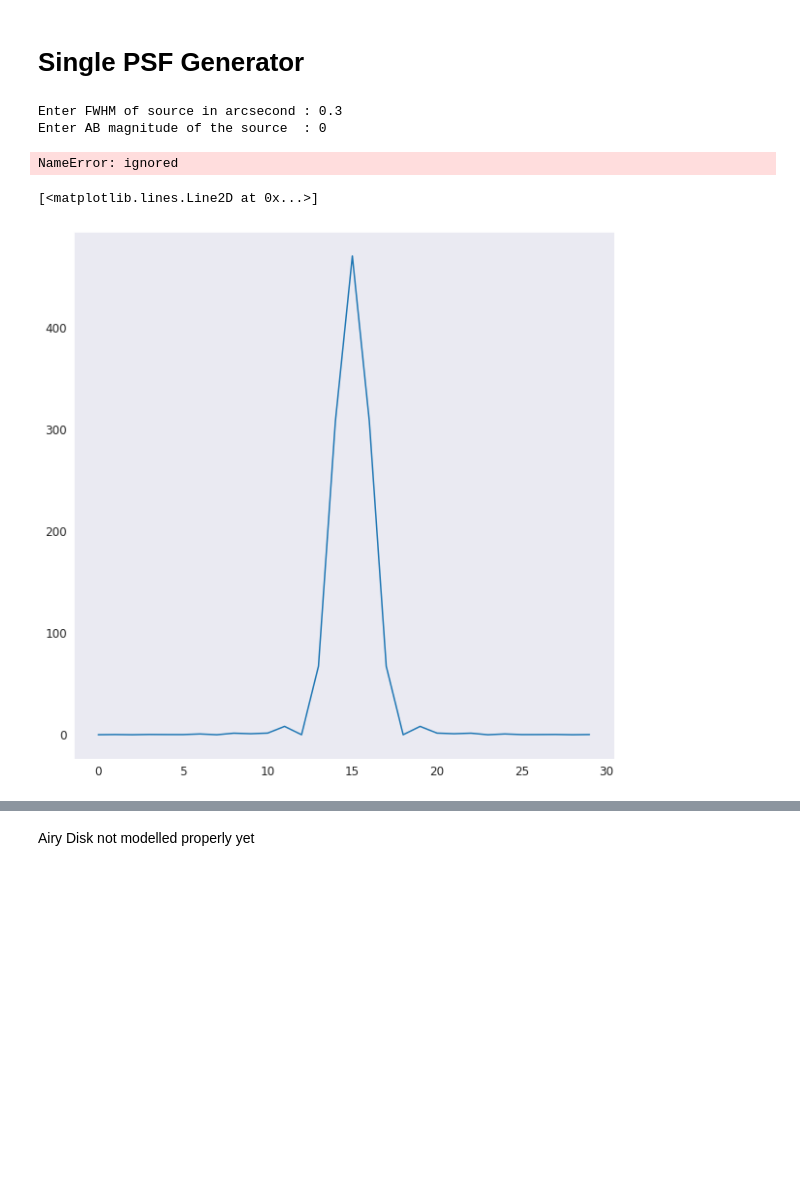
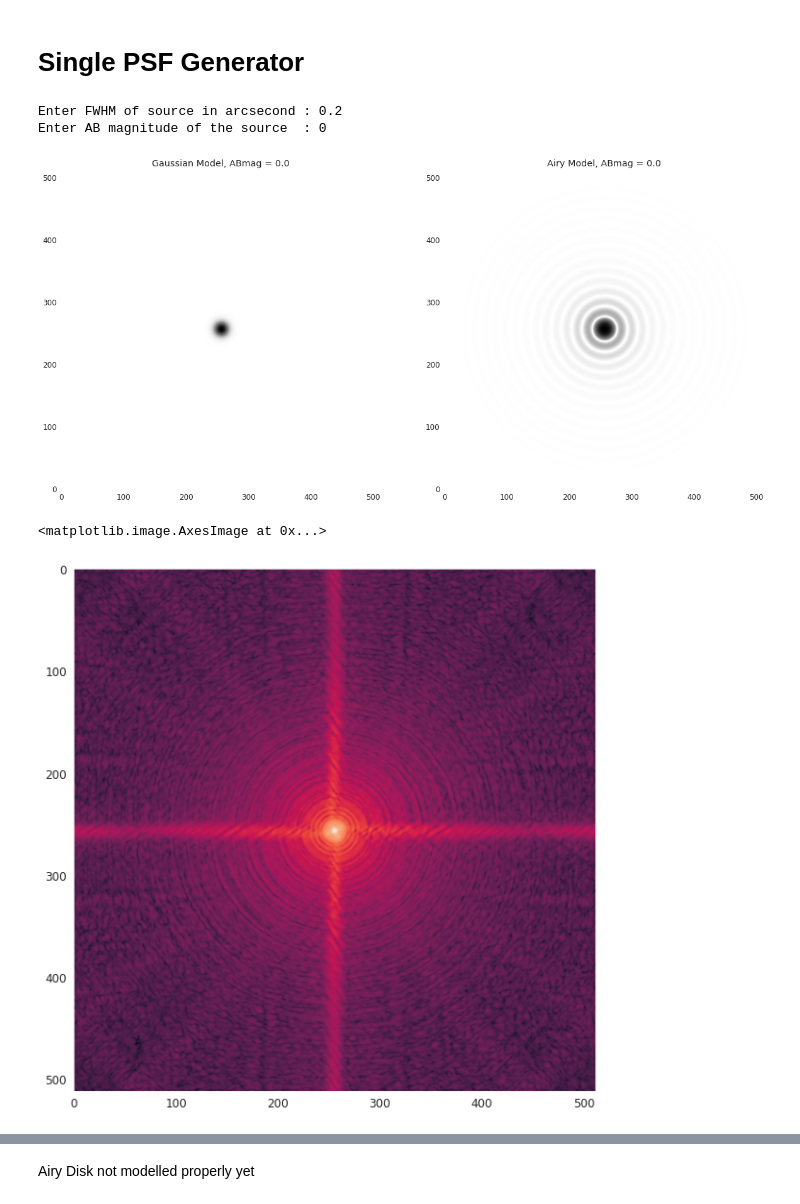
Before and after one commit to Jack3690/INSIST, a Jupyter notebook: PSF_Simulator.ipynb, the cells around one changed output, grey strips where cells are left out. Cells and saved outputs as stored; diff of their text form; code cells hidden in the pictures; blank space fills up the shorter version.

```diff
--- a/PSF_Simulator.ipynb
+++ b/PSF_Simulator.ipynb
@@ -77,7 +70,7 @@ ABmag = float(input("Enter AB magnitude of the source  : ") or "0")
 # Flux to AB magnitude
 flux = 3631*pow(10,-ABmag/2.5)
 
-pixel_scale = 0.1 #arcsecond
+pixel_scale = 0.01 #arcsecond
 
 # Input FWHM to detector fwhm conversion
 fwhm = fwhm_in/pixel_scale
@@ -88,38 +81,39 @@ sigma_psf = fwhm*gaussian_fwhm_to_sigma
 # Amplitude of a gaussian for given flux and standard deviation.
 amplitude_g = flux/(sigma_psf**2*2*np.pi)
 
 amplitude_a = (flux)/(0.8569446798286412*fwhm**2)
 
 # Number of pixels.
-n_pix = 30
+n_pix = 512
 y, x  = np.mgrid[0:(n_pix), 0:(n_pix)]
 
 # Modelling a 2D gaussian at the center of the image.
 model_gauss = models.Gaussian2D(amplitude_g, len(x)//2, len(x)//2, sigma_psf, sigma_psf)
 
 # Modelling a Airy Disk of same amplitude.
 model_airy = models.AiryDisk2D(amplitude_a, len(x)//2, len(x)//2, fwhm)
 
 image_g = model_gauss(x,y)
 
 image_a = model_airy(x,y)
 
 # Plot
 fix, ax = plt.subplots(1,2,figsize=(20,10))
 
 norm = ImageNormalize(stretch=LogStretch())
 
 ax[0].imshow(np.log10(1+image_g/image_g.max()),origin='lower',cmap='Greys',vmin=1e-11)
 ax[0].set_title(f'Gaussian Model, ABmag = {ABmag}')
 
 ax[1].imshow(image_a,origin='lower',cmap='Greys',norm=norm)
 ax[1].set_title(f'Airy Model, ABmag = {ABmag}');
 # %% [output]
-Enter FWHM of source in arcsecond : 0.3
+Enter FWHM of source in arcsecond : 0.2
 Enter AB magnitude of the source  : 0
-NameError: ignored
+[figure, added]
-# %%
-plt.plot(image_a[:,15])
-# %% [output]
-[<matplotlib.lines.Line2D at 0x...>]
-[figure, removed]
+# %%
+on_axis_ssr = np.loadtxt('on_axis1.TXT',skiprows=18,encoding='latin-1')
+plt.imshow(np.log10(on_axis_ssr/on_axis_ssr.max()))
+# %% [output]
+<matplotlib.image.AxesImage at 0x...>
+[figure, added]
```
Also changed, not shown: parts of 56 cells of this notebook.
